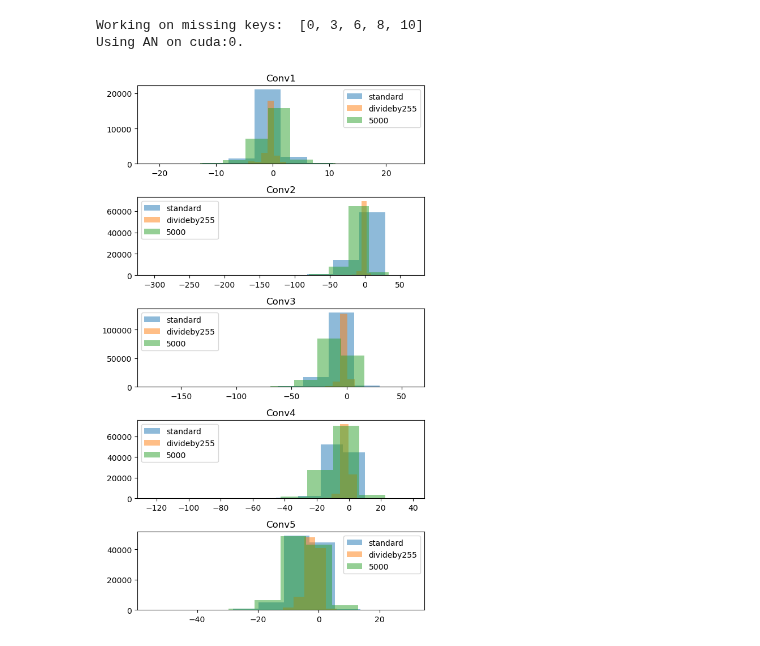
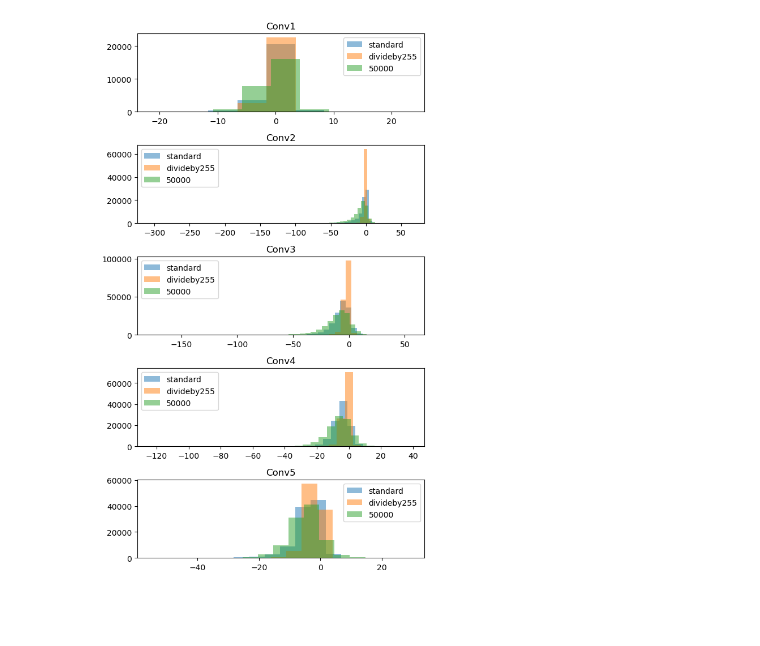
Before and after one commit to L24358/artiphisiology, a Jupyter notebook: main/reports/20230520_response_dist.ipynb, the cells around one changed output. Drawn from its saved outputs; the diff is of its cells as text; code cells hidden in the pictures; blank space fills up the shorter version.

```diff
--- a/main/reports/20230520_response_dist.ipynb
+++ b/main/reports/20230520_response_dist.ipynb
@@ -43,35 +43,35 @@ normdic = {"standard": lambda x:(x-51.)/(100.-51.),
            "divideby255": lambda x: x/255.,
            }
 respdic = {}
 
 # stimulus
 for normname, norm in normdic.items():
     stim = get_TK_stimulus(normalization=norm)
     fname1 = lambda hkey: f"hkey={hkey}_TK_norm={normname}.npy"
     Rs = get_response_wrapper(hkeys, stim, fname1, mtype=mtype, device="cuda:0")
     respdic[normname] = Rs
 clear_output()
 
 # natural stimulus
 seed = 42
 np.random.seed(seed)
 stim = get_50000_images(np.random.randint(0, 50000, 400))
 fname1 = lambda hkey: f"hkey={hkey}_50000_seed={seed}.npy"
 Rs = get_response_wrapper(hkeys, stim, fname1, mtype=mtype, device="cuda:0")
-respdic["5000"] = Rs
+respdic["50000"] = Rs
 
 # plot
 n = len(hkeys)
 fig = plt.figure(figsize=(3*2, n*2))
 for k in range(n):
     ax = fig.add_subplot(n, 1, k+1)
     hkey = hkeys[k]
     for normname in respdic.keys():
-        ax.hist(respdic[normname][hkey].flatten(), label=normname, alpha=0.5)
+        res = respdic[normname][hkey].flatten()
+        minn, maxx = min(res), max(res)
+        ax.hist(respdic[normname][hkey].flatten(), label=normname, alpha=0.5, bins=np.arange(minn, maxx+1, 5))
     plt.legend()
     ax.set_title(ldic[hkey])
 plt.tight_layout(); plt.show()
 # %% [output]
-Working on missing keys:  [0, 3, 6, 8, 10]
-Using AN on cuda:0.
-[figure, old version]
+[figure, new version]
```
Also changed, not shown: 2 other files.
